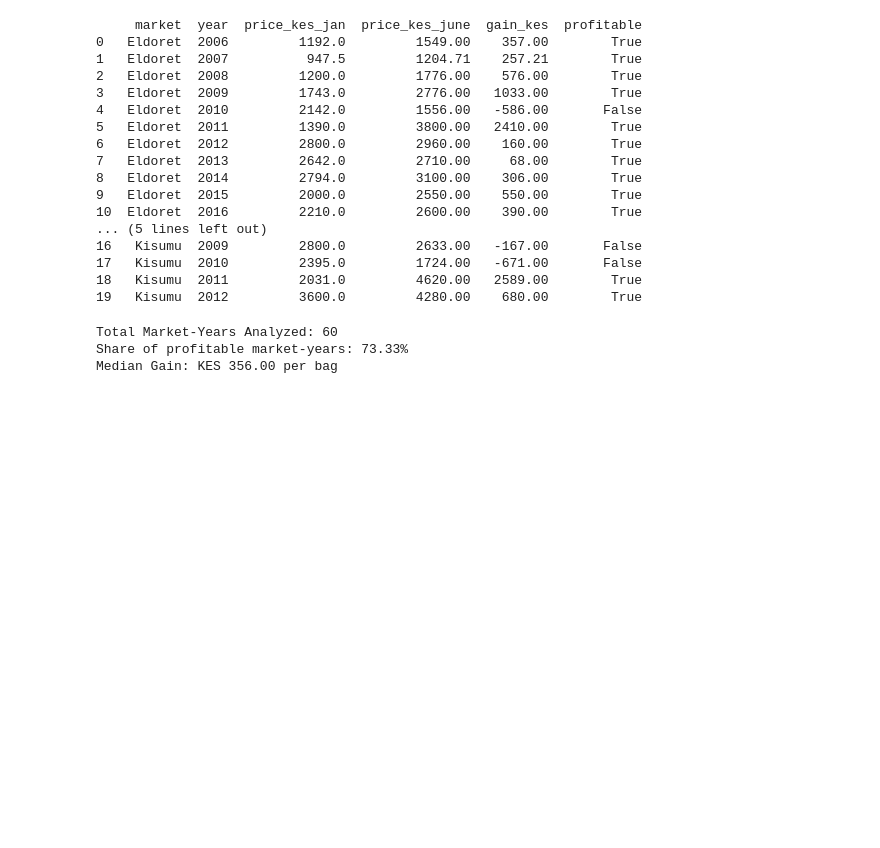
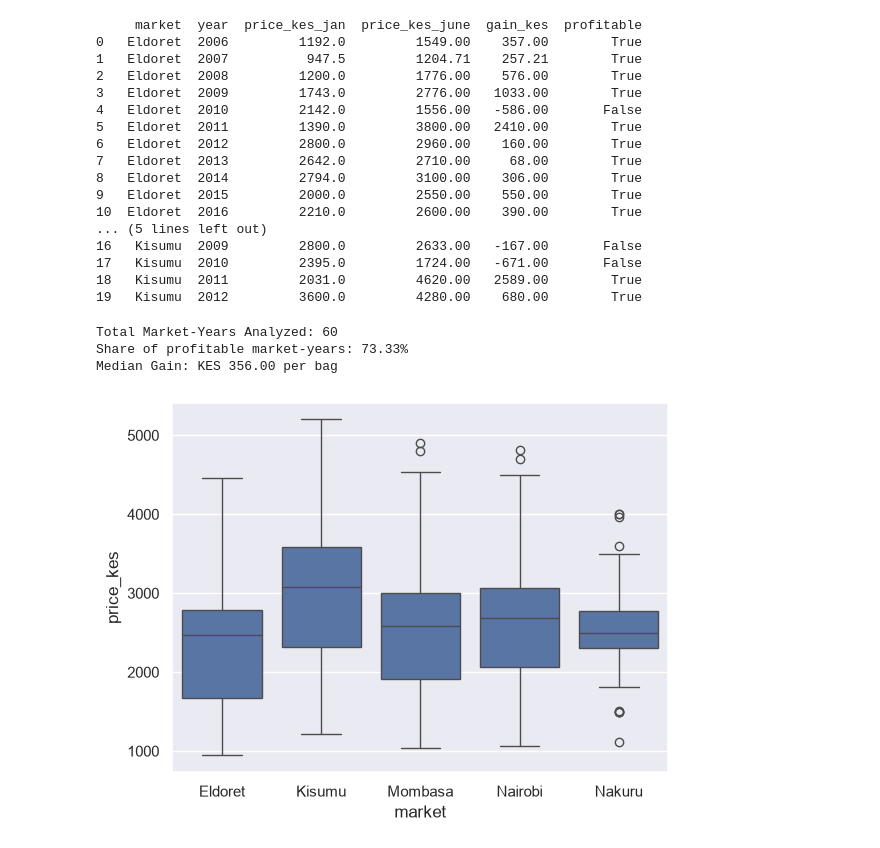
Before and after one commit to pinkleather221/Kenya_Market_Prices, a Jupyter notebook: analysis.ipynb, the cells around one changed output. Saved outputs shown, nothing was run; the diff lists cells and outputs as text; code cells hidden in the pictures; blank space fills up the shorter version.

Commit message:
added the box plots and violin plots to identify outliers for the wholesale maize prices accross different markets

```diff
--- a/analysis.ipynb
+++ b/analysis.ipynb
@@ -405,3 +405,8 @@ print(f"Median Gain: KES {median_gain:.2f} per bag")
 Total Market-Years Analyzed: 60
 Share of profitable market-years: 73.33%
 Median Gain: KES 356.00 per bag
+# %%
+sns.boxplot(data=df_maize, x="market", y="price_kes")
+plt.show()
+# %% [output]
+[figure, added]
```
Also changed, not shown: parts of 1 cell of this notebook.
